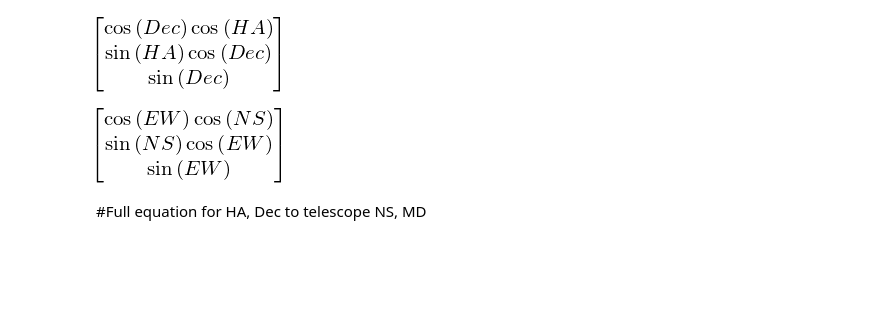
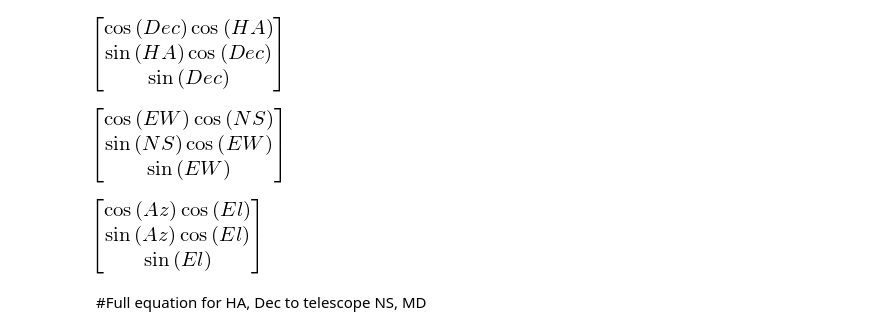
Before and after one commit to Molonglo/anansi, a Jupyter notebook: docs/MolongloCoords.ipynb, the cells around one changed output. Cells and saved outputs as stored; diff of their text form; code cells hidden in the pictures; blank space fills up the shorter version.

```diff
--- a/docs/MolongloCoords.ipynb
+++ b/docs/MolongloCoords.ipynb
@@ -121,6 +122,12 @@ nsew_vec = position_vector(ns,ew)
 nsew_vec
 # %% [output]
 [figure]
+# %%
+az,el = sym.symbols('Az El')
+azel_vec = position_vector(az,el)
+azel_vec
+# %% [output]
+[figure, added]
 # %% [markdown]
 #Full equation for HA, Dec to telescope NS, MD
 # %%
```
Also changed, not shown: parts of 18 cells of this notebook.
